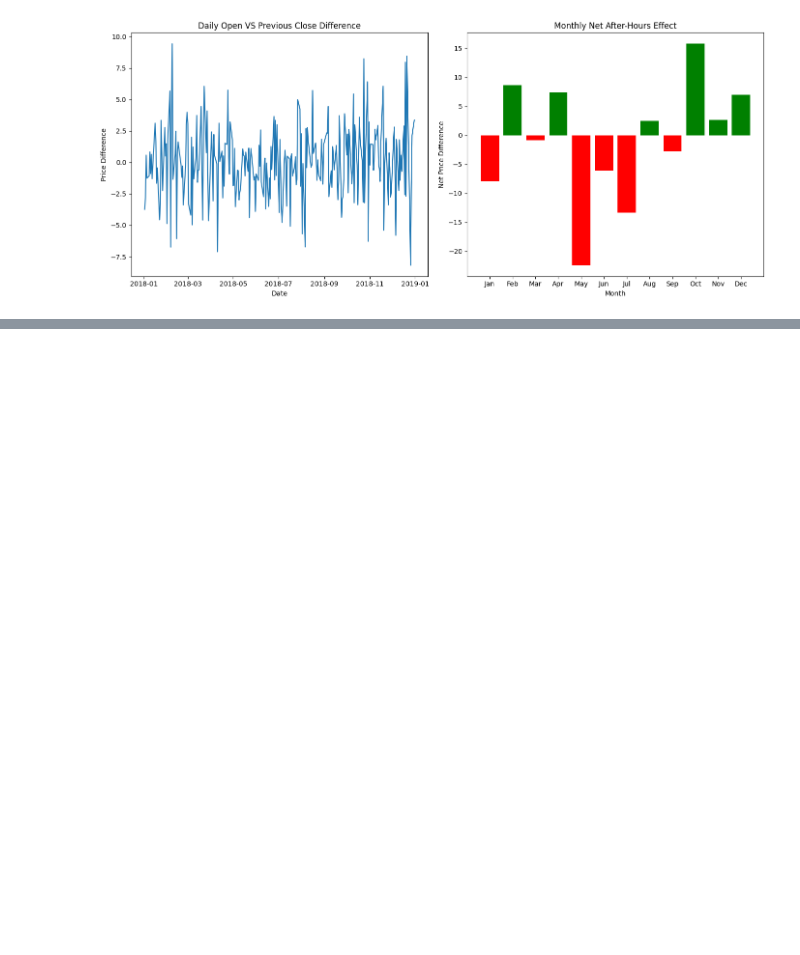
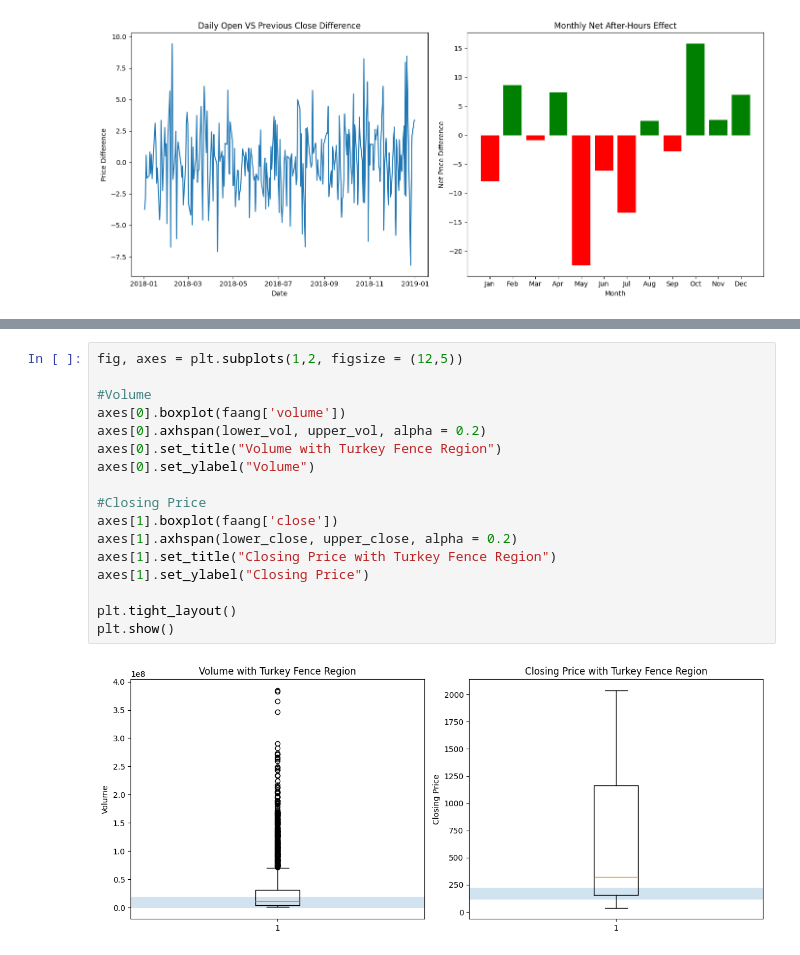
Before and after one commit to harinakhati/Python-AI_assignment, a Jupyter notebook: Assignment_IV.ipynb, the cells around one changed output, grey strips where cells are left out. Cells and saved outputs as stored; diff of their text form; blank space fills up the shorter version.

```diff
--- a/Assignment_IV.ipynb
+++ b/Assignment_IV.ipynb
@@ -144,0 +224,19 @@ plt.show()
+# %%
+fig, axes = plt.subplots(1,2, figsize = (12,5))
+
+#Volume
+axes[0].boxplot(faang['volume'])
+axes[0].axhspan(lower_vol, upper_vol, alpha = 0.2)
+axes[0].set_title("Volume with Turkey Fence Region")
+axes[0].set_ylabel("Volume")
+
+#Closing Price
+axes[1].boxplot(faang['close'])
+axes[1].axhspan(lower_close, upper_close, alpha = 0.2)
+axes[1].set_title("Closing Price with Turkey Fence Region")
+axes[1].set_ylabel("Closing Price")
+
+plt.tight_layout()
+plt.show()
+# %% [output]
+[figure, added]
```
Also changed, not shown: parts of 16 cells of this notebook.
